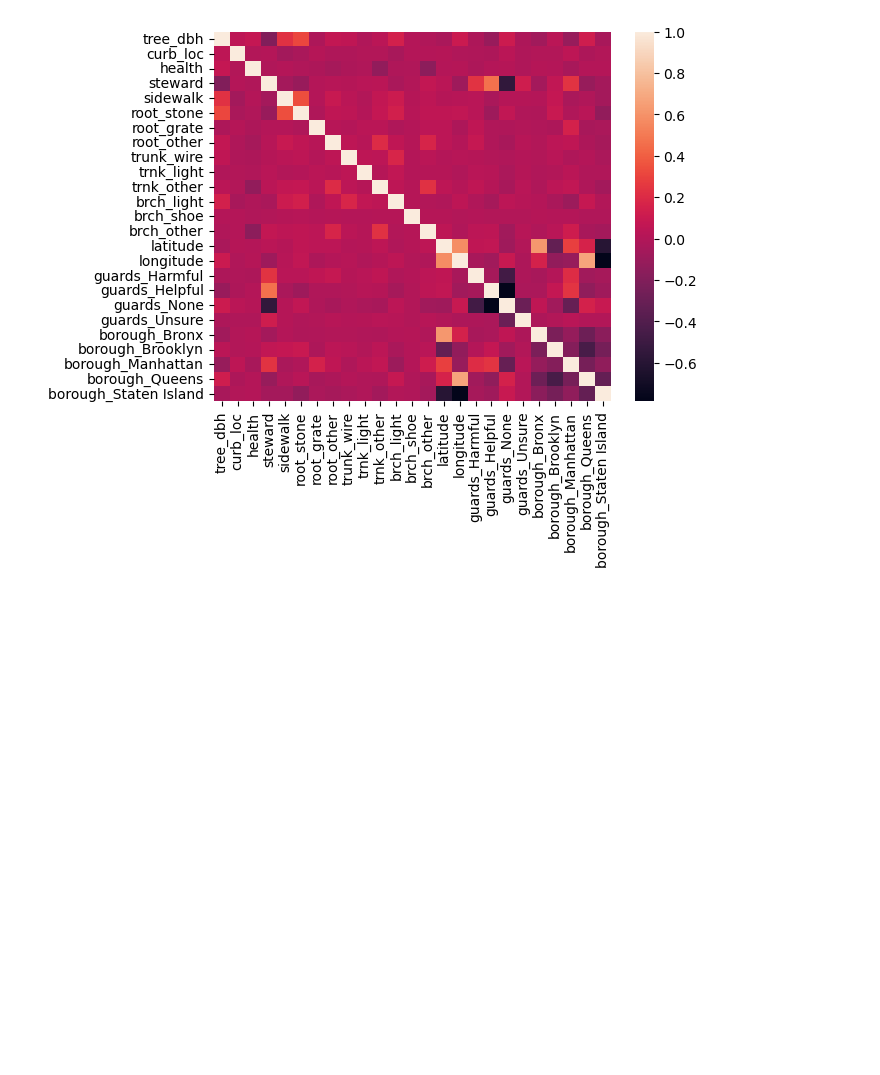
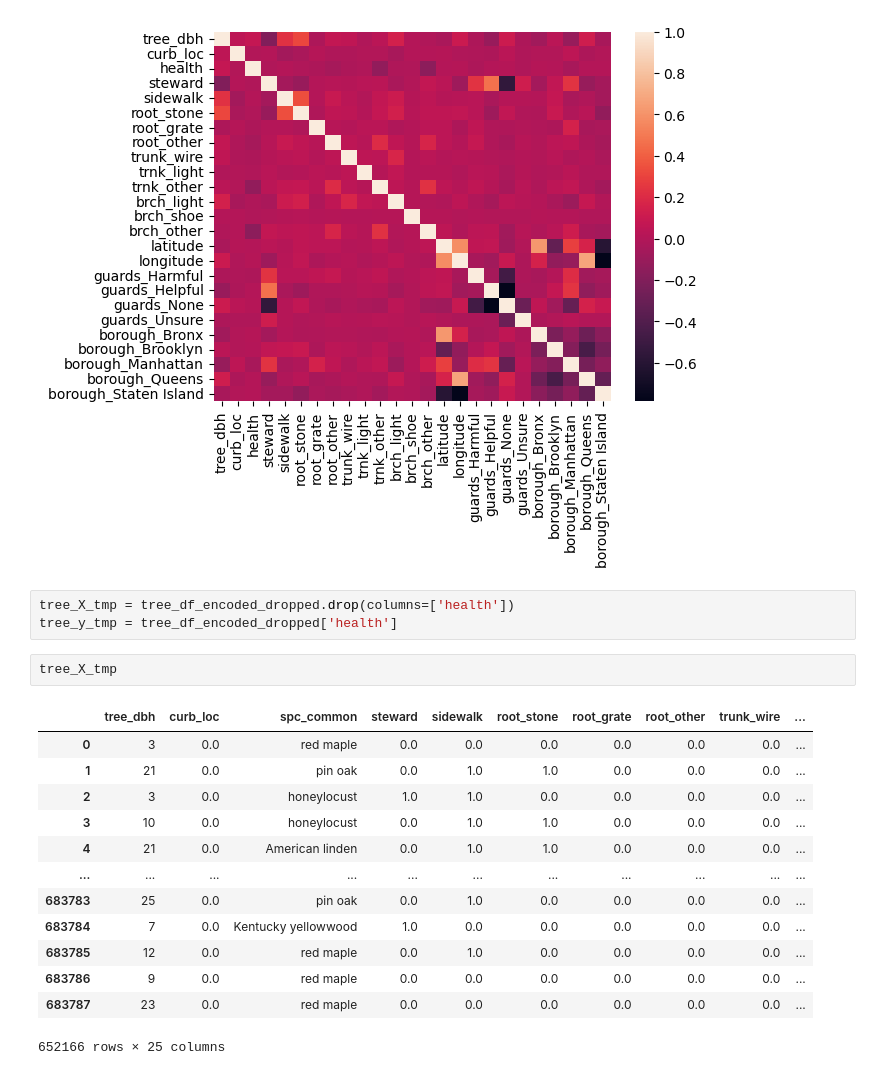
Before and after one commit to kmohebbizadeh/AML-Tree-Census-Project, a Jupyter notebook: deliverable2/tal-preprocess.ipynb, the cells around one changed output. Drawn from its saved outputs; the diff is of its cells as text; blank space fills up the shorter version.

```diff
--- a/tal-preprocess.ipynb
+++ b/deliverable2/tal-preprocess.ipynb
@@ -301,3 +286,22 @@ sns.heatmap(corr,
 plt.show()
 # %% [output]
 [figure]
+# %%
+tree_X_tmp = tree_df_encoded_dropped.drop(columns=['health'])
+tree_y_tmp = tree_df_encoded_dropped['health']
+# %%
+tree_X_tmp
+# %% [output]
+|  | tree_dbh | curb_loc | spc_common | steward | sidewalk | root_stone | root_grate | root_other | trunk_wire | ... |
+| 0 | 3 | 0.0 | red maple | 0.0 | 0.0 | 0.0 | 0.0 | 0.0 | 0.0 | ... |
+| 1 | 21 | 0.0 | pin oak | 0.0 | 1.0 | 1.0 | 0.0 | 0.0 | 0.0 | ... |
+| 2 | 3 | 0.0 | honeylocust | 1.0 | 1.0 | 0.0 | 0.0 | 0.0 | 0.0 | ... |
+| 3 | 10 | 0.0 | honeylocust | 0.0 | 1.0 | 1.0 | 0.0 | 0.0 | 0.0 | ... |
+| 4 | 21 | 0.0 | American linden | 0.0 | 1.0 | 1.0 | 0.0 | 0.0 | 0.0 | ... |
+| ... | ... | ... | ... | ... | ... | ... | ... | ... | ... | ... |
+| 683783 | 25 | 0.0 | pin oak | 0.0 | 1.0 | 0.0 | 0.0 | 0.0 | 0.0 | ... |
+| 683784 | 7 | 0.0 | Kentucky yellowwood | 1.0 | 0.0 | 0.0 | 0.0 | 0.0 | 0.0 | ... |
+| 683785 | 12 | 0.0 | red maple | 0.0 | 1.0 | 0.0 | 0.0 | 0.0 | 0.0 | ... |
+| 683786 | 9 | 0.0 | red maple | 0.0 | 0.0 | 0.0 | 0.0 | 0.0 | 0.0 | ... |
+| 683787 | 23 | 0.0 | red maple | 0.0 | 0.0 | 0.0 | 0.0 | 0.0 | 0.0 | ... |
+652166 rows × 25 columns
```
Also changed, not shown: parts of 2 cells of this notebook, 8 other files.
